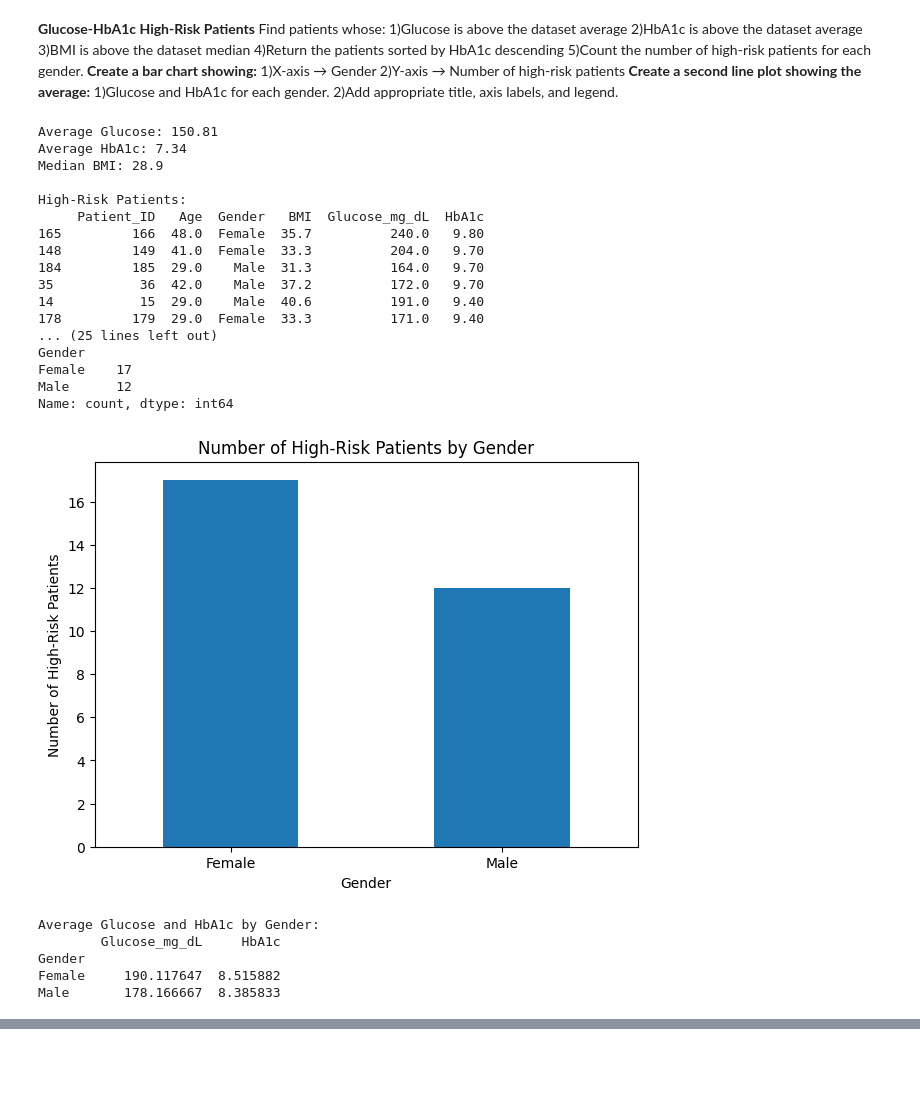
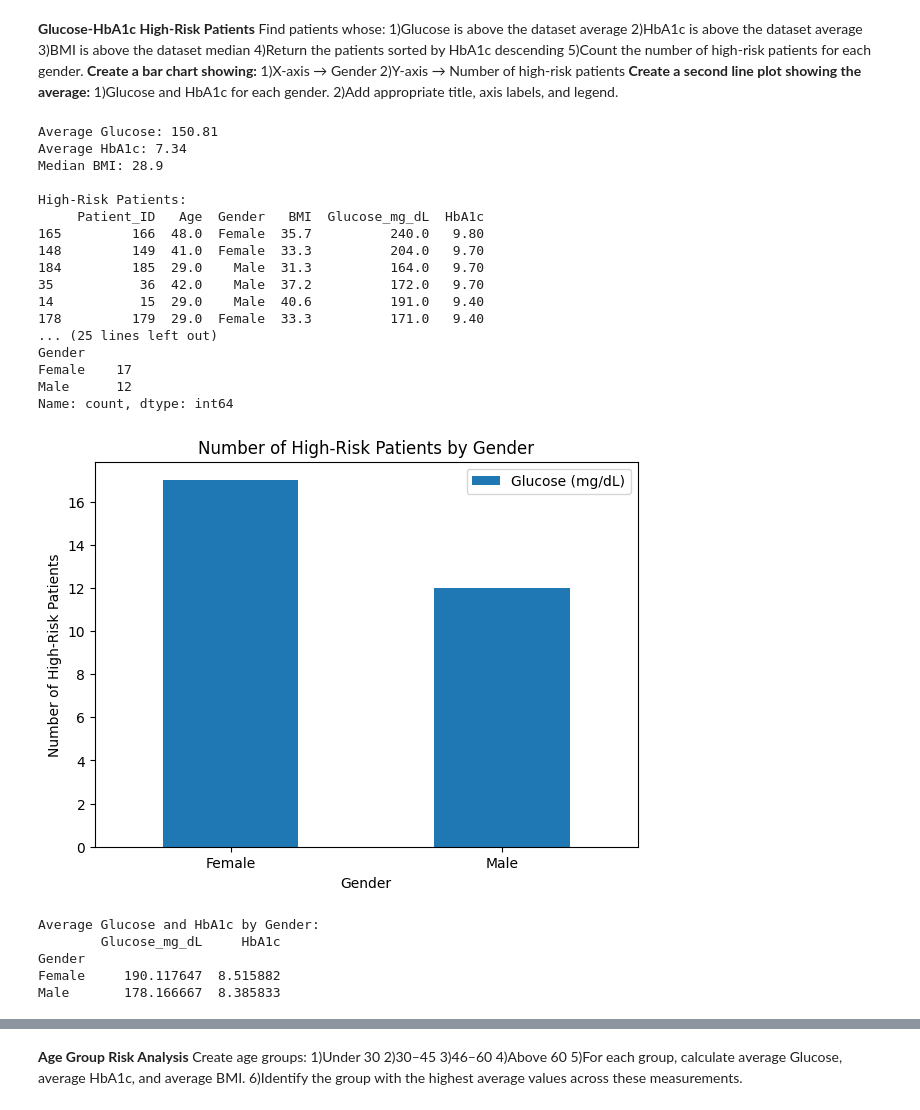
Before and after one commit to asmaanjum0910-sketch/data-science-60-days, a Jupyter notebook: Datascience.ipynb, the cells around one changed output, grey strips where cells are left out. Drawn from its saved outputs; the diff is of its cells as text; code cells hidden in the pictures; blank space fills up the shorter version.

```diff
--- a/Datascience.ipynb
+++ b/Datascience.ipynb
@@ -2280,7 +2289,10 @@ plt.title('Number of High-Risk Patients by Gender')
 plt.xlabel('Gender')
 plt.ylabel('Number of High-Risk Patients')
 plt.xticks(rotation=0)
-
+plt.legend([
+    'Glucose (mg/dL)',
+    'HbA1c (%)'
+])
 plt.show()
 
 
@@ -2303,37 +2315,46 @@ print(gender_average)
 gender_average.plot(
     kind='line',
     marker='o',
     figsize=(8, 5)
 )
 
 plt.title('Average Glucose and HbA1c by Gender')
 plt.xlabel('Gender')
 plt.ylabel('Average Value')
 plt.legend(['Glucose', 'HbA1c'])
 
 plt.show()
 # %% [output]
 Average Glucose: 150.81
 Average HbA1c: 7.34
 Median BMI: 28.9
 
 High-Risk Patients:
      Patient_ID   Age  Gender   BMI  Glucose_mg_dL  HbA1c
 165         166  48.0  Female  35.7          240.0   9.80
 148         149  41.0  Female  33.3          204.0   9.70
 184         185  29.0    Male  31.3          164.0   9.70
 35           36  42.0    Male  37.2          172.0   9.70
 14           15  29.0    Male  40.6          191.0   9.40
 178         179  29.0  Female  33.3          171.0   9.40
 ... (25 lines left out)
 Gender
 Female    17
 Male      12
 Name: count, dtype: int64
-[figure, old version]
+[figure, new version]
 Average Glucose and HbA1c by Gender:
         Glucose_mg_dL     HbA1c
 Gender
 Female     190.117647  8.515882
 Male       178.166667  8.385833
 [figure]
+# %% [markdown]
+**Age Group Risk Analysis**
+Create age groups:
+1)Under 30
+2)30–45
+3)46–60
+4)Above 60
+5)For each group, calculate average Glucose, average HbA1c, and average BMI.
+6)Identify the group with the highest average values across these measurements.
```
Also changed, not shown: parts of 2 cells of this notebook.
